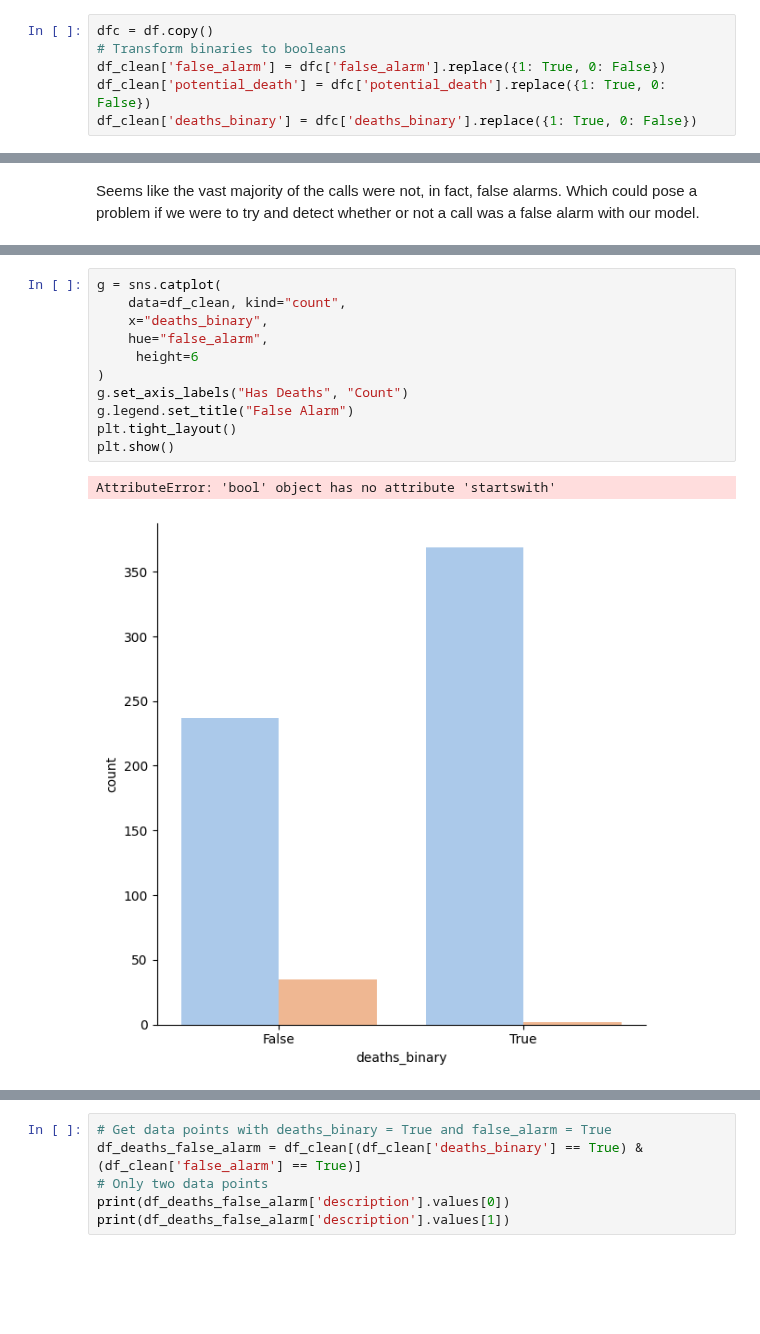
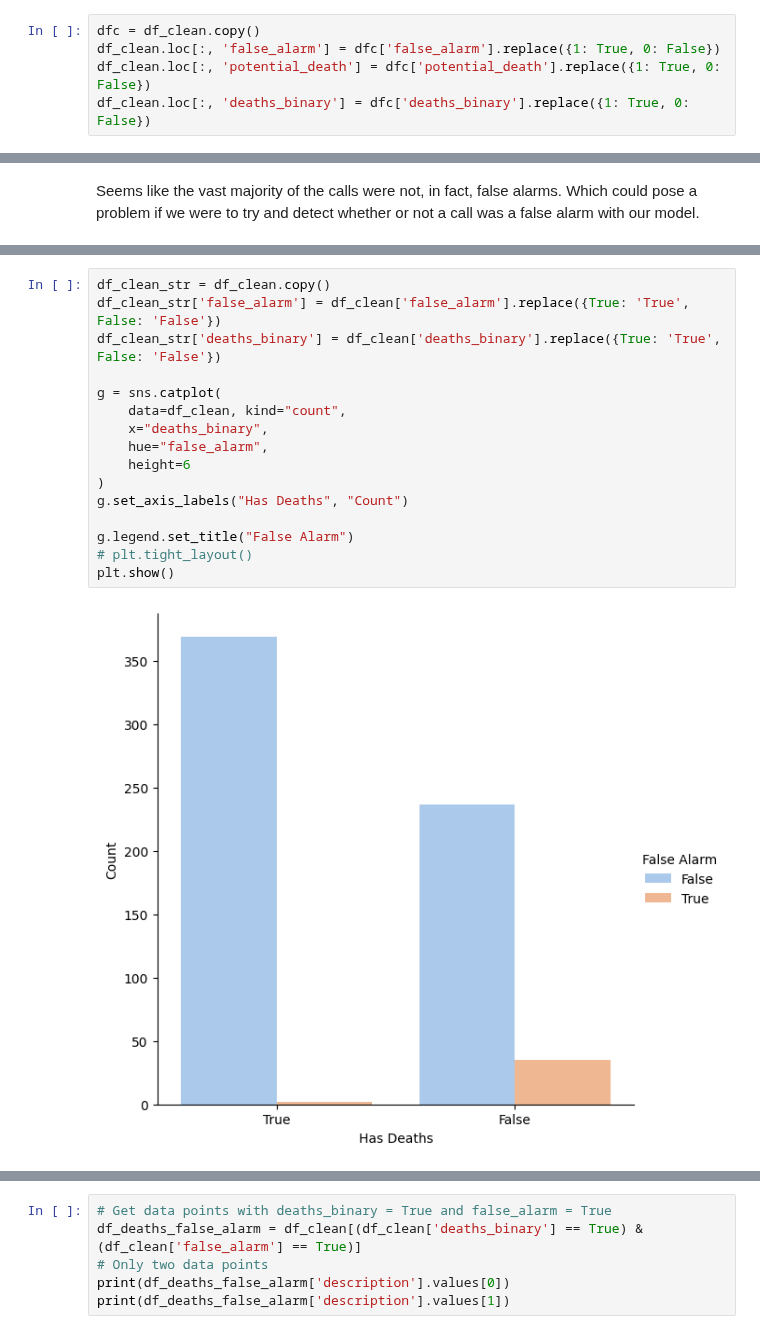
Before and after one commit to ramwtz/data-science-project, a Jupyter notebook: main.ipynb, the cells around one changed output, grey strips where cells are left out. Saved outputs shown, nothing was run; the diff lists cells and outputs as text; blank space fills up the shorter version.

```diff
--- a/main.ipynb
+++ b/main.ipynb
@@ -150,8 +151,7 @@ Name: date_dt, Length: 644, dtype: datetime64[ns]
 Let's also convert all boolean columns to boolean values:
 # %%
-dfc = df.copy()
-# Transform binaries to booleans
-df_clean['false_alarm'] = dfc['false_alarm'].replace({1: True, 0: False})
-df_clean['potential_death'] = dfc['potential_death'].replace({1: True, 0: False})
-df_clean['deaths_binary'] = dfc['deaths_binary'].replace({1: True, 0: False})
+dfc = df_clean.copy()
+df_clean.loc[:, 'false_alarm'] = dfc['false_alarm'].replace({1: True, 0: False})
+df_clean.loc[:, 'potential_death'] = dfc['potential_death'].replace({1: True, 0: False})
+df_clean.loc[:, 'deaths_binary'] = dfc['deaths_binary'].replace({1: True, 0: False})
 # %% [output]
@@ -287,17 +278,21 @@ Seems like in general, the feature is pretty balanced, though there are a bit mo
 3. true_alarm_no_death - Cases that were potentially stopped by the operator
 4. false_alarm_no_death - Cases where it was truly a false alarm.
 # %%
+df_clean_str = df_clean.copy()
+df_clean_str['false_alarm'] = df_clean['false_alarm'].replace({True: 'True', False: 'False'})
+df_clean_str['deaths_binary'] = df_clean['deaths_binary'].replace({True: 'True', False: 'False'})
+
 g = sns.catplot(
     data=df_clean, kind="count",
     x="deaths_binary",
     hue="false_alarm",
-     height=6
+    height=6
 )
 g.set_axis_labels("Has Deaths", "Count")
+
 g.legend.set_title("False Alarm")
-plt.tight_layout()
+# plt.tight_layout()
 plt.show()
 # %% [output]
-AttributeError: 'bool' object has no attribute 'startswith'
-[figure, old version]
+[figure, new version]
 # %% [markdown]
```
Also changed, not shown: parts of 18 cells of this notebook.
